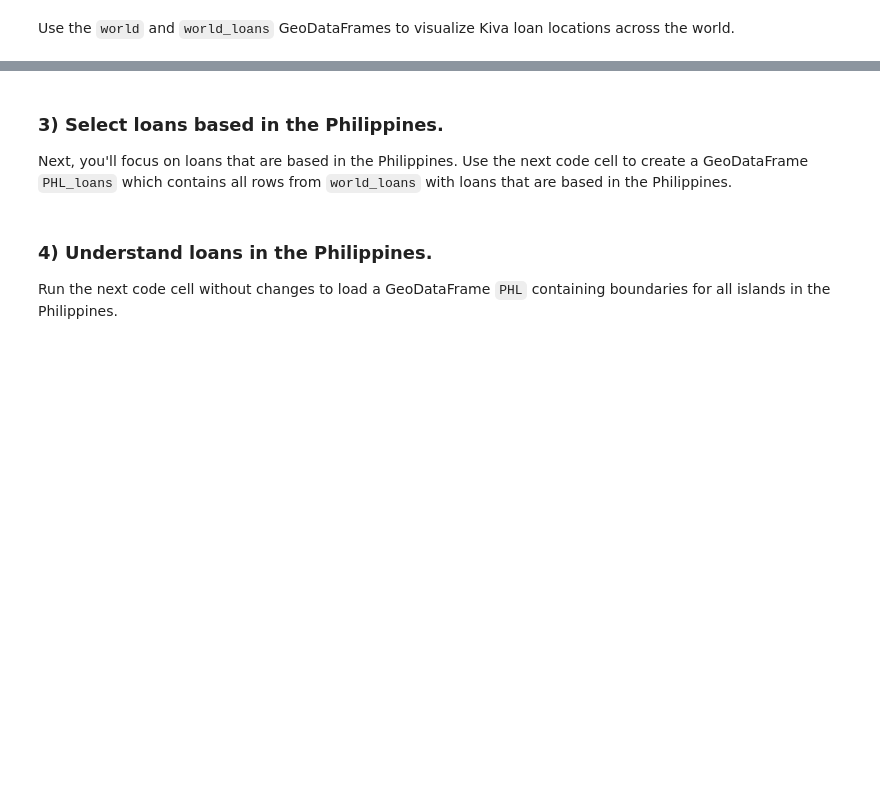
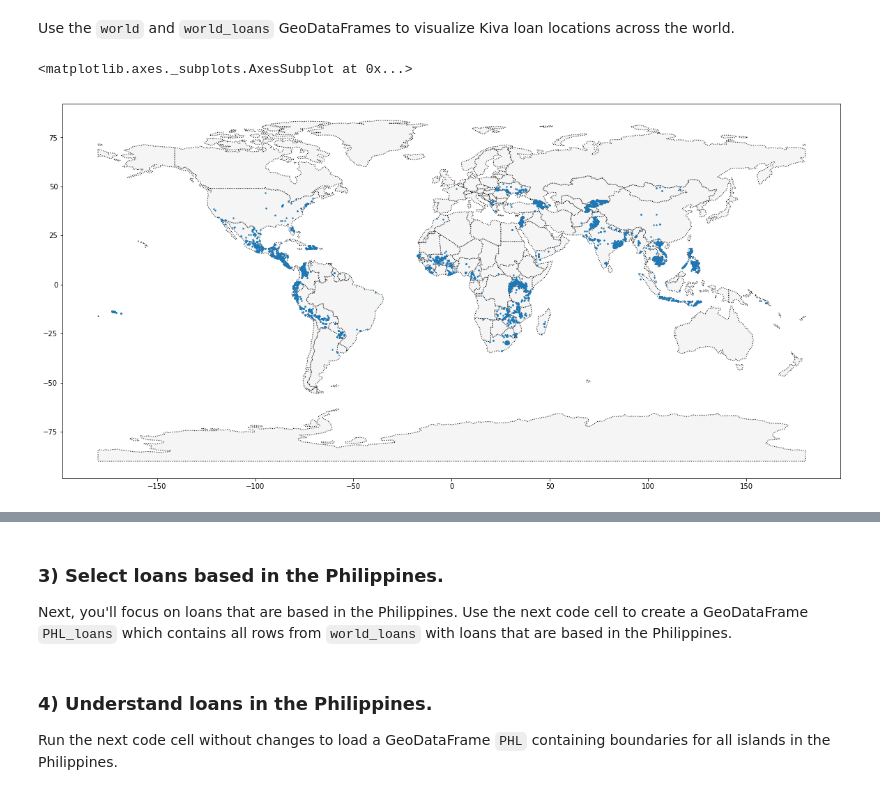
Before and after one commit to asadrahman0094/KaggleCourses, a Jupyter notebook: Exercise_ Your First Map.ipynb, the cells around one changed output, grey strips where cells are left out. Cells and saved outputs as stored; diff of their text form; code cells hidden in the pictures; blank space fills up the shorter version.

```diff
--- a/Exercise_ Your First Map.ipynb
+++ b/Exercise_ Your First Map.ipynb
@@ -62,10 +68,14 @@ world.head()
 Use the `world` and `world_loans` GeoDataFrames to visualize Kiva loan locations across the world.
 # %%
 # Your code here
-____
+ax = world.plot(figsize=(20,20), color='whitesmoke', linestyle=':', edgecolor='black')
+world_loans.plot(ax=ax, markersize=2)
 
 # Uncomment to see a hint
 #q_2.hint()
+# %% [output]
+<matplotlib.axes._subplots.AxesSubplot at 0x...>
+[figure, added]
 # %%
 # Get credit for your work after you have created a map
 q_2.check()
```
Also changed, not shown: parts of 6 cells of this notebook.
